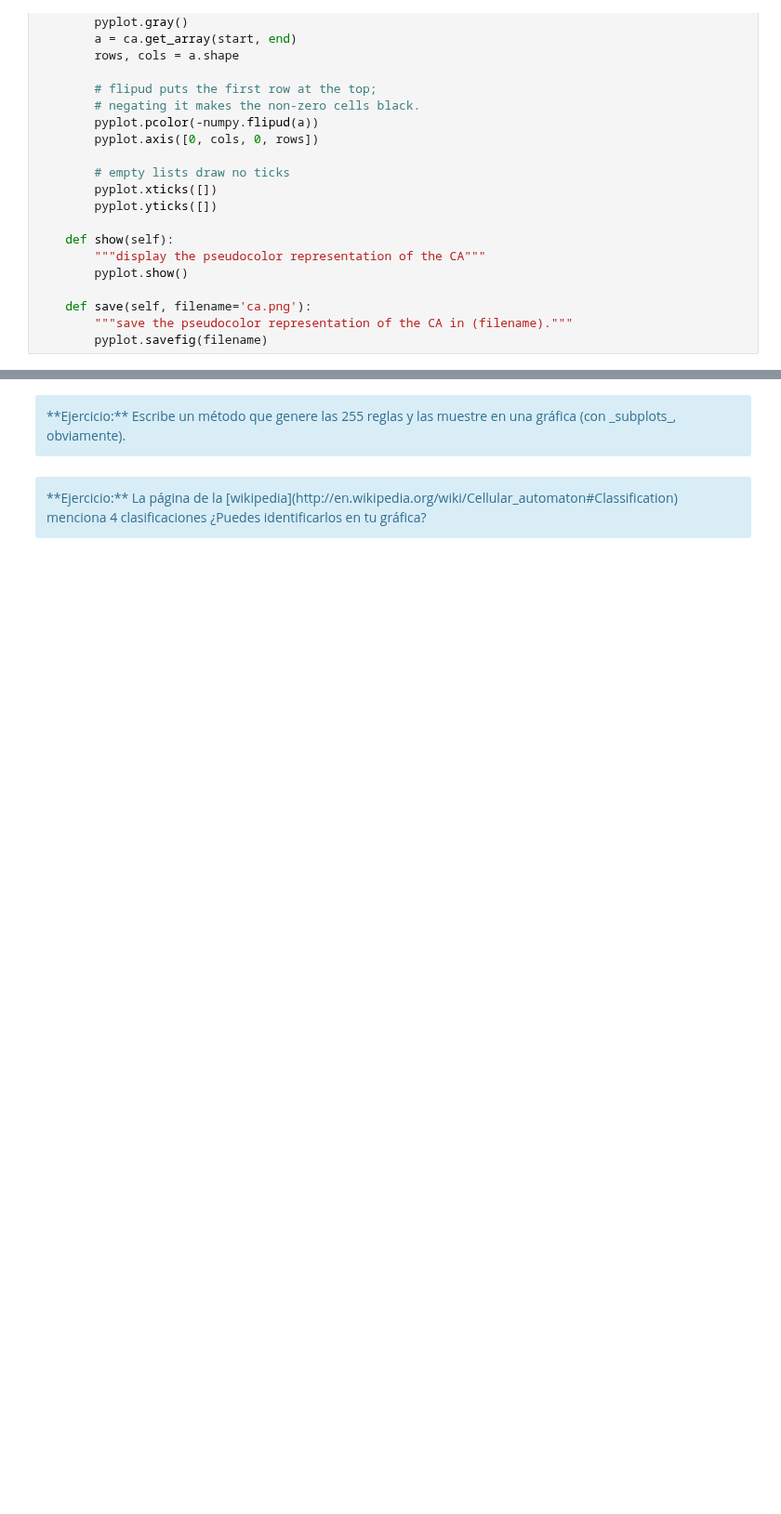
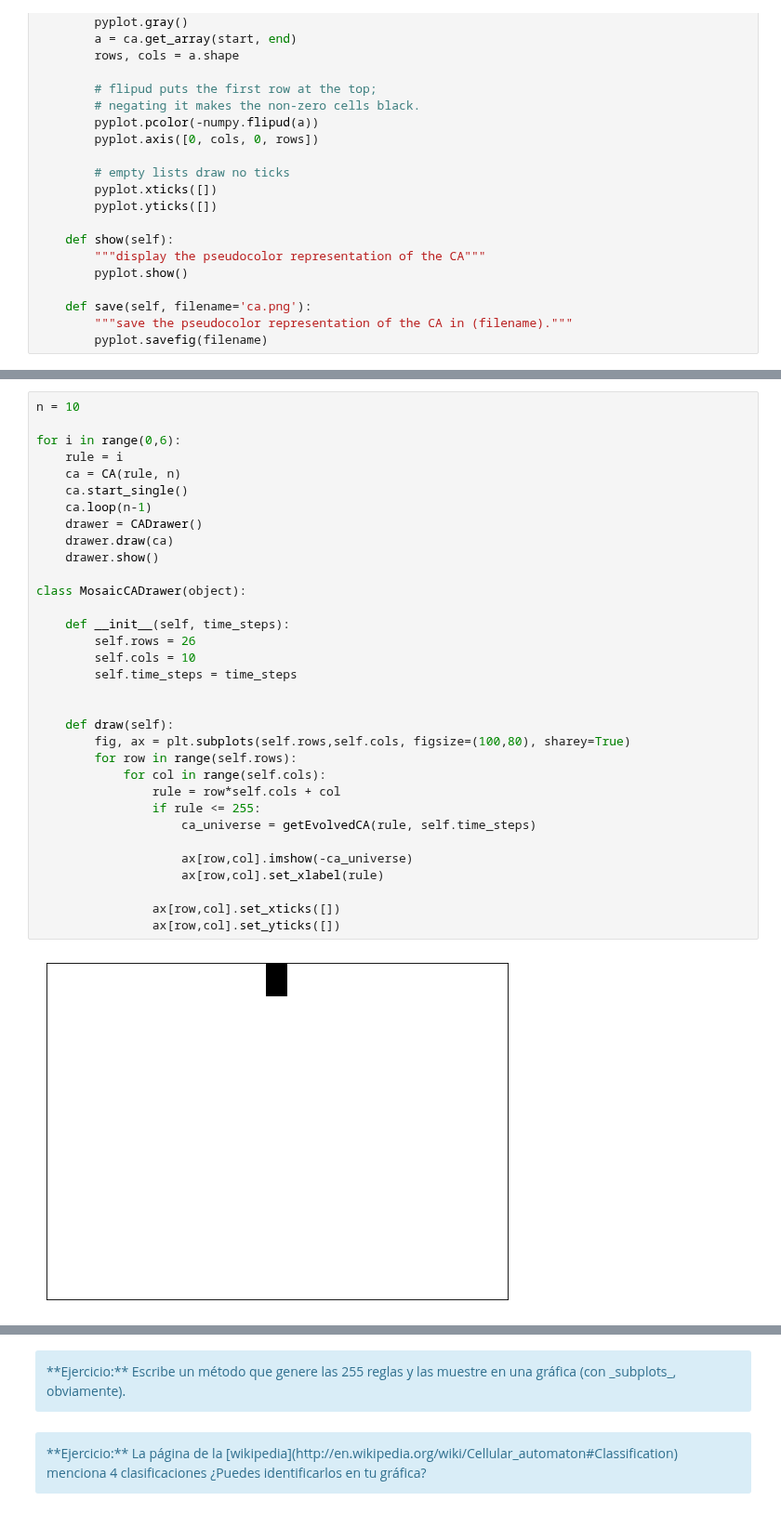
Before and after one commit to jesusigarmor/Matematicas-computacionales-fall2020, a Jupyter notebook: alumnos/Aranza/Clases-15-17-Septiembre/1-algebra_lineal.ipynb, the cells around one changed output, grey strips where cells are left out. Shown at 93% size. Saved outputs shown, nothing was run; the diff lists cells and outputs as text; blank space fills up the shorter version.

```diff
--- a/alumnos/Aranza/Clases-15-17-Septiembre/1-algebra_lineal.ipynb
+++ b/alumnos/Aranza/Clases-15-17-Septiembre/1-algebra_lineal.ipynb
@@ -851,0 +858,35 @@ drawer.show()
+# %%
+n = 10
+
+for i in range(0,6):
+    rule = i
+    ca = CA(rule, n)
+    ca.start_single()
+    ca.loop(n-1)
+    drawer = CADrawer()
+    drawer.draw(ca)
+    drawer.show()
+
+class MosaicCADrawer(object):
+
+    def __init__(self, time_steps):
+        self.rows = 26
+        self.cols = 10
+        self.time_steps = time_steps
+
+
+    def draw(self):
+        fig, ax = plt.subplots(self.rows,self.cols, figsize=(100,80), sharey=True)
+        for row in range(self.rows):
+            for col in range(self.cols):
+                rule = row*self.cols + col
+                if rule <= 255:
+                    ca_universe = getEvolvedCA(rule, self.time_steps)
+
+                    ax[row,col].imshow(-ca_universe)
+                    ax[row,col].set_xlabel(rule)
+
+                ax[row,col].set_xticks([])
+                ax[row,col].set_yticks([])
+# %% [output]
+[figure, added]
```
Also changed, not shown: parts of 5 cells of this notebook, 5 other files.
